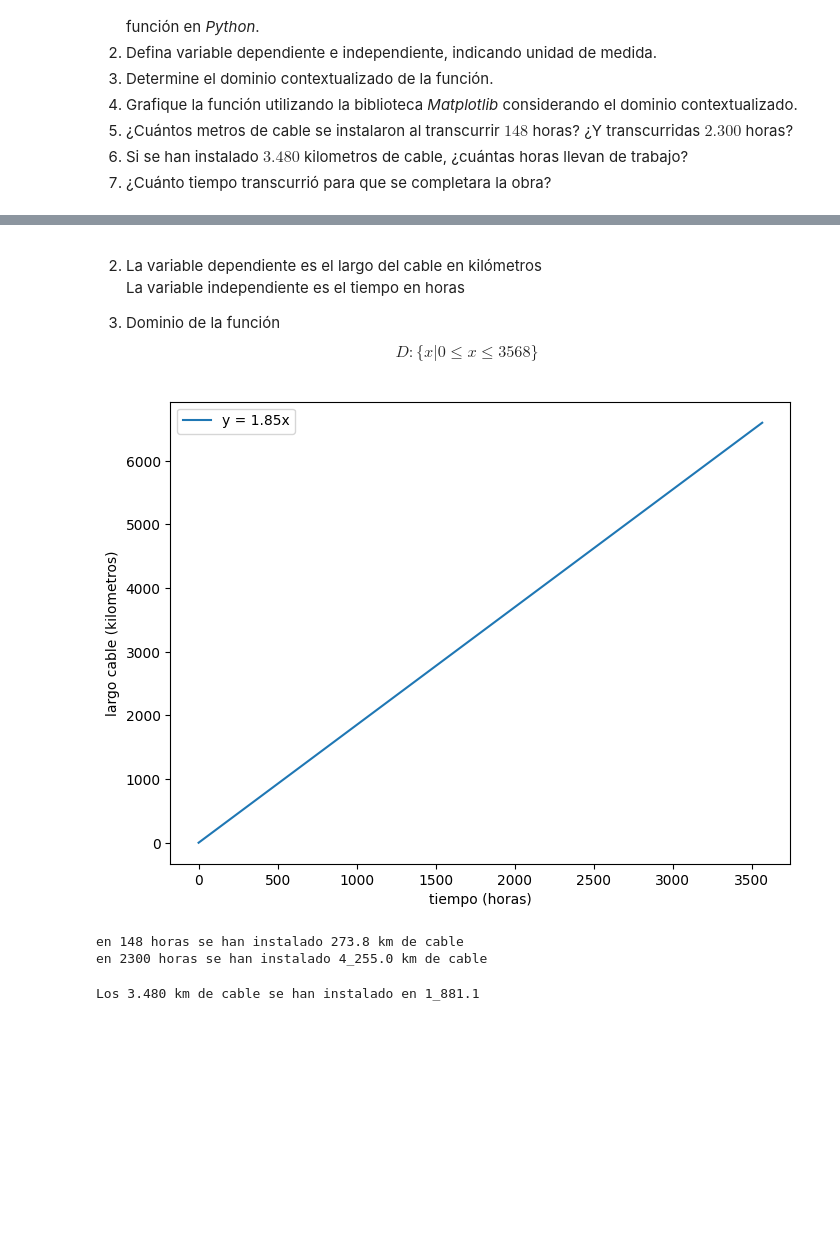
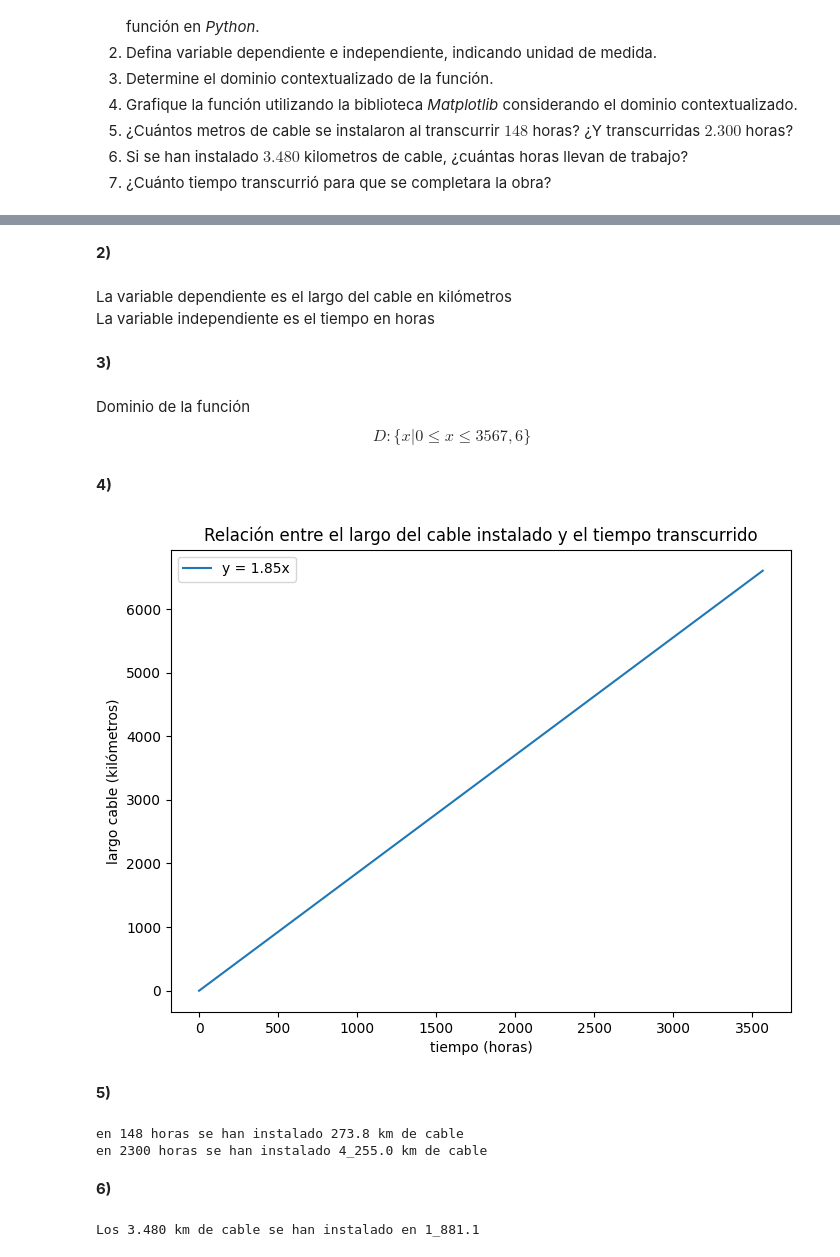
Before and after one commit to Kimulegen/matematica-aplicada, a Jupyter notebook: G1_Funciones.ipynb, the cells around one changed output, grey strips where cells are left out. Cells and saved outputs as stored; diff of their text form; code cells hidden in the pictures; blank space fills up the shorter version.

```diff
--- a/G1_Funciones.ipynb
+++ b/G1_Funciones.ipynb
@@ -95,28 +110,34 @@ Como parte de un proyecto de mejora, en el año $2021$ se instaló un cable de f
 # 1
 def calculate_cable_length(hours):
     return 1.85 * hours
+# %% [markdown]
+**2)**
 # %% [markdown]
-2. La variable dependiente es el largo del cable en kilómetros<br/>
-    La variable independiente es el tiempo en horas
-
-3. Dominio de la función $$D:\{x|0\leq x\leq3568\}$$
+La variable dependiente es el largo del cable en kilómetros<br/>
+La variable independiente es el tiempo en horas
+# %% [markdown]
+**3)**
+# %% [markdown]
+Dominio de la función $$D:\{x|0\leq x\leq3567,6\}$$
+# %% [markdown]
+**4)**
 # %%
 import matplotlib.pyplot as plt
 import numpy as np
 
-x = np.arange(0,3568)
-
-def calculate_cable_length(hours):
-    return 1.85 * hours
+x = np.arange(0,3569)
 
 plt.figure(figsize=(8, 6))
 plt.plot(x, calculate_cable_length(x), label='y = 1.85x')
 
+plt.title("Relación entre el largo del cable instalado y el tiempo transcurrido")
 plt.xlabel('tiempo (horas)')
-plt.ylabel('largo cable (kilometros)')
+plt.ylabel('largo cable (kilómetros)')
+plt.legend()
 
-plt.legend()
 plt.show()
 # %% [output]
-[figure, old version]
+[figure, new version]
+# %% [markdown]
+**5)**
 # %%
@@ -129,6 +149,8 @@ main()
 # %% [output]
 en 148 horas se han instalado 273.8 km de cable
 en 2300 horas se han instalado 4_255.0 km de cable
+# %% [markdown]
+**6)**
 # %%
 # 6
 def calculate_time(km):
```
Also changed, not shown: parts of 69 cells of this notebook.
